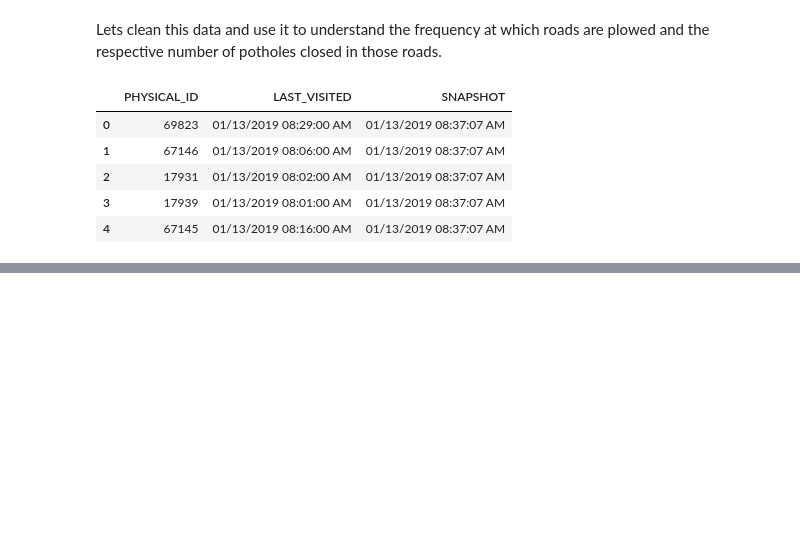
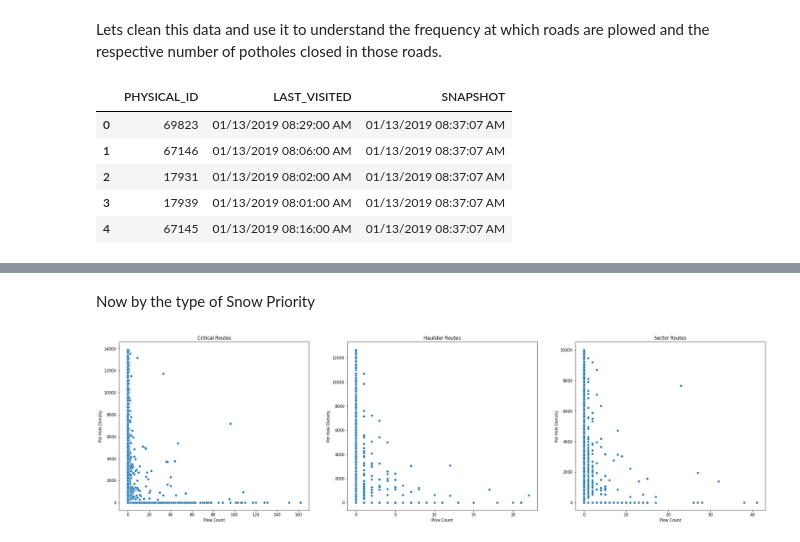
Before and after one commit to NYU-Marron-Urban-Data-Hackathon/Brooklyn-nine-nine, a Jupyter notebook: Plowing Snow vs Potholes.ipynb, the cells around one changed output, grey strips where cells are left out. Cells and saved outputs as stored; diff of their text form; code cells hidden in the pictures; blank space fills up the shorter version.

```diff
--- a/Plowing Snow vs Potholes.ipynb
+++ b/Plowing Snow vs Potholes.ipynb
@@ -373,15 +292,0 @@ Now by the type of Snow Priority
-# %%
-fig,axs = plt.subplots(1,len(Merged_df['snowpriori'].unique()),figsize=(30,8))
-
-for k,j in enumerate(Merged_df['snowpriori'].unique()):
-    temp = Merged_df[Merged_df['snowpriori'] == j]
-    temp = temp[temp['snowpriori']==j]
-    temp = temp.drop_duplicates()
-    OutlierX = np.percentile(temp['Plow Count'].unique(),95)
-    OutlierY = np.percentile(temp['Pot Holes Closed'].unique(),95)
-
-    temp = temp[temp['Plow Count']<=OutlierX]
-    temp = temp[temp['Pot Holes Closed']<=OutlierY]
-
-    sns.scatterplot(data=temp,x = 'Plow Count',y='Pot Holes Closed',ax=axs[k])
-    axs[k].set_title(j)
@@ -451,0 +381,19 @@ Will this solve the <b>public menace</b>? We can't conclude. But given the data
+# %% [markdown]
+Now by the type of Snow Priority
+# %%
+fig,axs = plt.subplots(1,len(Merged_df['snowpriori'].unique()),figsize=(30,8))
+
+for k,j in enumerate(Merged_df['snowpriori'].unique()):
+    temp = Merged_df[Merged_df['snowpriori'] == j]
+    temp = temp[temp['snowpriori']==j]
+    temp = temp.drop_duplicates()
+    OutlierX = np.percentile(temp['Plow Count'].unique(),95)
+    OutlierY = np.percentile(temp['Pot Hole Density'].unique(),95)
+
+    temp = temp[temp['Plow Count']<=OutlierX]
+    temp = temp[temp['Pot Hole Density']<=OutlierY]
+
+    sns.scatterplot(data=temp,x = 'Plow Count',y='Pot Hole Density',ax=axs[k])
+    axs[k].set_title(j)
+# %% [output]
+[figure, added]
```
Also changed, not shown: parts of 46 cells of this notebook.
